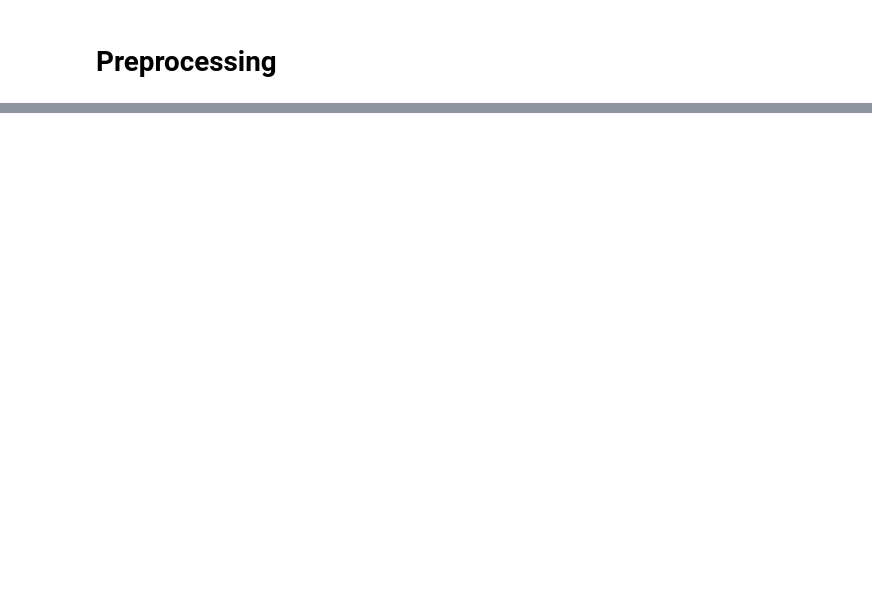
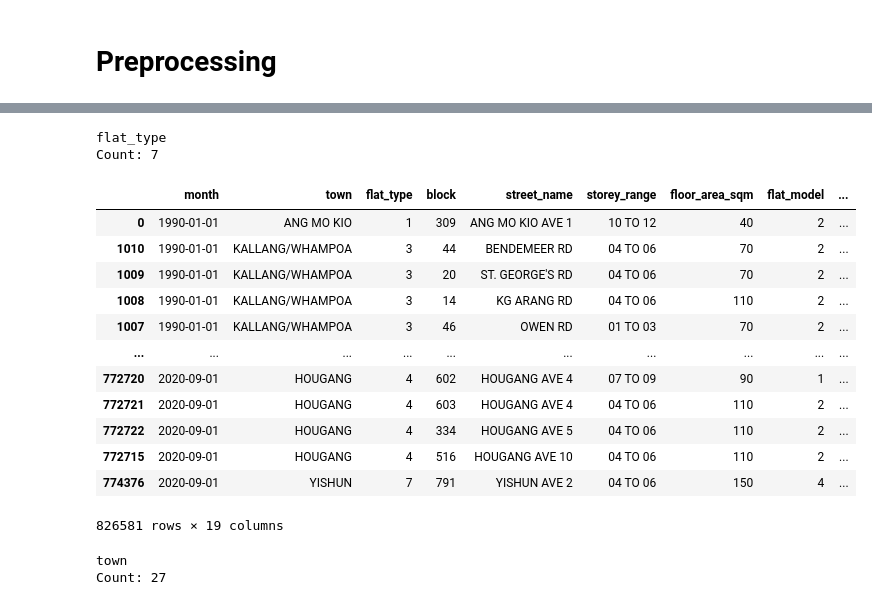
Before and after one commit to featherineaugustus/HDB-EDA, a Jupyter notebook: main.ipynb, the cells around one changed output, grey strips where cells are left out. Saved outputs shown, nothing was run; the diff lists cells and outputs as text; code cells hidden in the pictures; blank space fills up the shorter version.

```diff
--- a/main.ipynb
+++ b/main.ipynb
@@ -84,17 +126,34 @@ def preprocess_storey_avg(x):
     avg = (int(x[1]) + int(x[0]))/2
     return int(avg)
 
+# Label encoding
 def preprocess_storey_height(x):
     x = x.lower()
     x = x.split(' to ')
     avg = (int(x[1]) + int(x[0]))/2
     if avg < 5:
-        return 'low floor'
+        return 1 #'low floor'
     elif avg >=10:
-        return 'high floor'
+        return 3#'high floor'
     else:
-        return 'mid floor'
+        return 2 #'mid floor'
 
 df_combined['storey_range_avg'] = df_combined['storey_range'].apply(lambda x: preprocess_storey_avg(x))
 df_combined['storey_range_height'] = df_combined['storey_range'].apply(lambda x: preprocess_storey_height(x))
 df_combined[['storey_low', 'storey_high']] = df_combined['storey_range'].str.split(' TO ', expand=True).astype(int)
+
+print('storey_range_avg')
+print('Count:', len(set(df_combined['storey_range_avg'])))
+# pprint(Counter(df_combined['storey_range_avg']))
+
+print('storey_range_height')
+print('Count:', len(set(df_combined['storey_range_height'])))
+# pprint(Counter(df_combined['storey_range_height']))
+
+print('storey_low')
+print('Count:', len(set(df_combined['storey_low'])))
+# pprint(Counter(df_combined['storey_low']))
+
+print('storey_high')
+print('Count:', len(set(df_combined['storey_high'])))
+# pprint(Counter(df_combined['storey_high']))
@@ -116,4 +215,26 @@ def preprocess_flat_type(x):
     x = x.replace('-', ' ')
     return x
 
+def group_flat_type(x):
+    flat_groups = {
+        '1 ROOM': 1,
+        '2 ROOM': 2,
+        '3 ROOM': 3,
+        '4 ROOM': 4,
+        '5 ROOM': 5,
+        'MULTI GENERATION': 6,
+        'EXECUTIVE': 7,
+    }
+
+    return flat_groups[x]
+
+
 df_combined['flat_type'] = df_combined['flat_type'].apply(lambda x: preprocess_flat_type(x))
+df_combined['flat_type'] = df_combined['flat_type'].apply(lambda x: group_flat_type(x))
+
+print('flat_type')
+print('Count:', len(set(df_combined['flat_type'])))
+# pprint(Counter(df_combined['flat_type']))
+# %% [output]
+flat_type
+Count: 7
@@ -120 +261,32 @@ df_combined['flat_type'] = df_combined['flat_type'].apply(lambda x: preprocess_f
+# %%
+df_combined
+# %% [output]
+|  | month | town | flat_type | block | street_name | storey_range | floor_area_sqm | flat_model | ... |
+| 0 | 1990-01-01 | ANG MO KIO | 1 | 309 | ANG MO KIO AVE 1 | 10 TO 12 | 40 | 2 | ... |
+| 1010 | 1990-01-01 | KALLANG/WHAMPOA | 3 | 44 | BENDEMEER RD | 04 TO 06 | 70 | 2 | ... |
+| 1009 | 1990-01-01 | KALLANG/WHAMPOA | 3 | 20 | ST. GEORGE'S RD | 04 TO 06 | 70 | 2 | ... |
+| 1008 | 1990-01-01 | KALLANG/WHAMPOA | 3 | 14 | KG ARANG RD | 04 TO 06 | 110 | 2 | ... |
+| 1007 | 1990-01-01 | KALLANG/WHAMPOA | 3 | 46 | OWEN RD | 01 TO 03 | 70 | 2 | ... |
+| ... | ... | ... | ... | ... | ... | ... | ... | ... | ... |
+| 772720 | 2020-09-01 | HOUGANG | 4 | 602 | HOUGANG AVE 4 | 07 TO 09 | 90 | 1 | ... |
+| 772721 | 2020-09-01 | HOUGANG | 4 | 603 | HOUGANG AVE 4 | 04 TO 06 | 110 | 2 | ... |
+| 772722 | 2020-09-01 | HOUGANG | 4 | 334 | HOUGANG AVE 5 | 04 TO 06 | 110 | 2 | ... |
+| 772715 | 2020-09-01 | HOUGANG | 4 | 516 | HOUGANG AVE 10 | 04 TO 06 | 110 | 2 | ... |
+| 774376 | 2020-09-01 | YISHUN | 7 | 791 | YISHUN AVE 2 | 04 TO 06 | 150 | 4 | ... |
+826581 rows × 19 columns
+# %%
+list_columns = [
+    'town',
+    # 'flat_type',
+    # 'resale_price'
+    ]
+
+for col in list_columns:
+    print('')
+    print(col)
+    print('Count:', len(set(df_combined[col])))
+    # pprint(Counter(df_combined[col]))
+# %% [output]
+town
+Count: 27
 # %%
```
Also changed, not shown: parts of 21 cells of this notebook, 2 other files.
